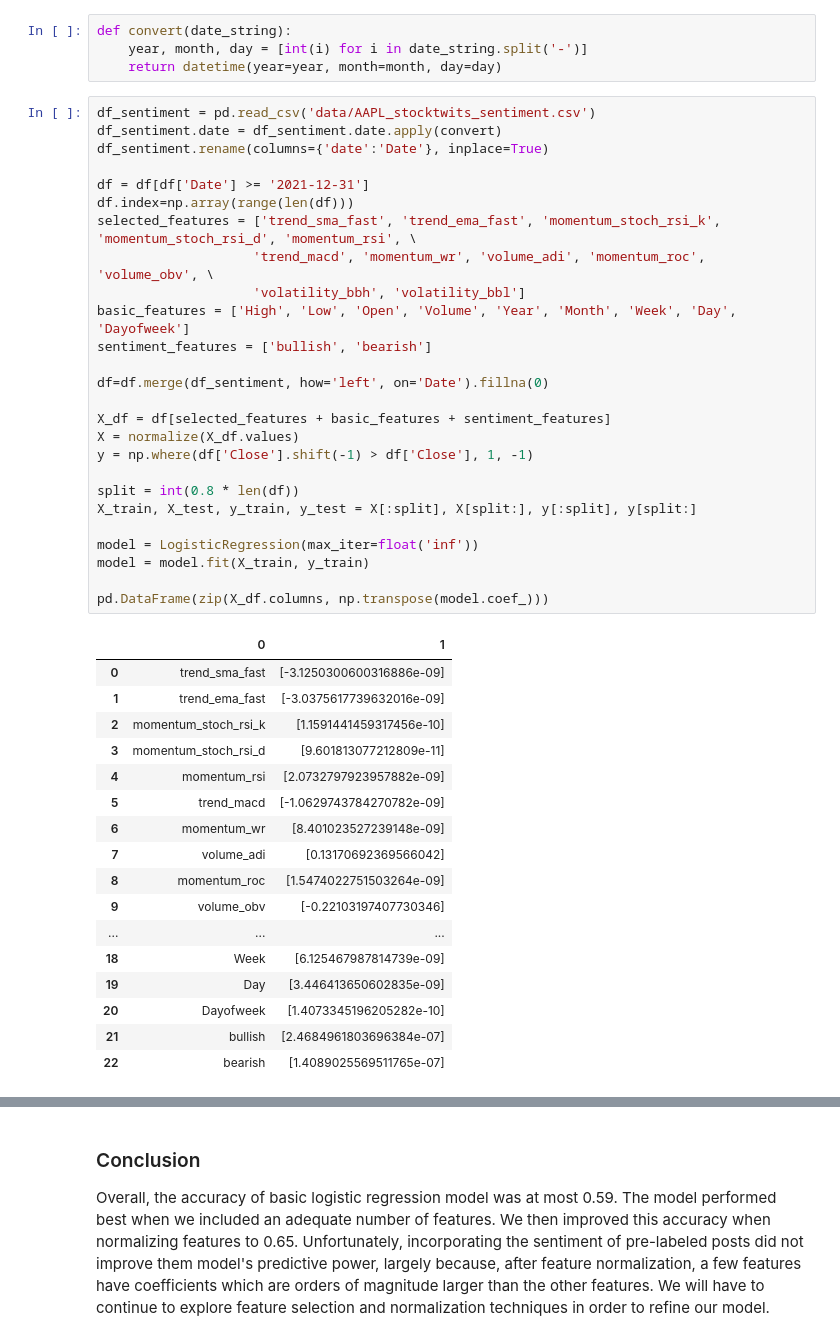
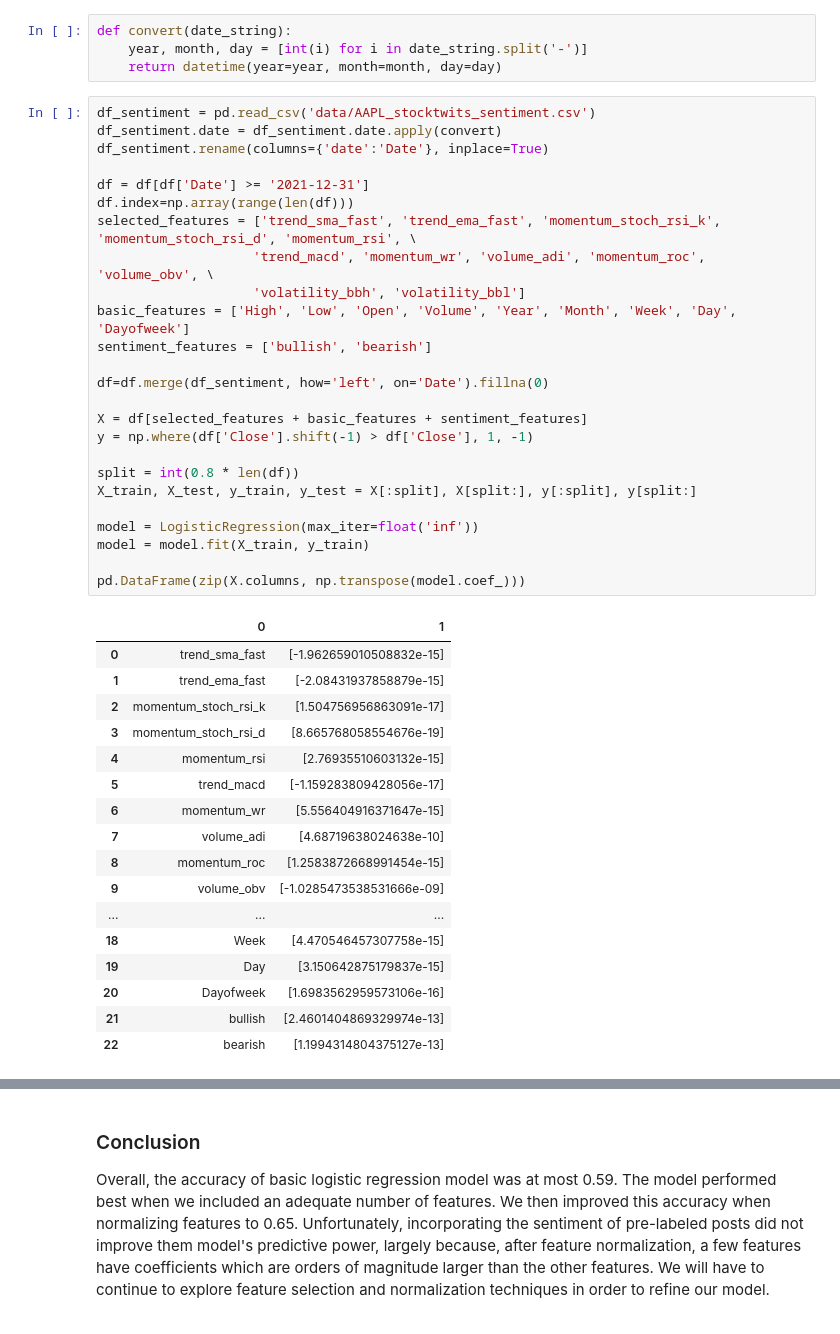
Before and after one commit to maggiechen615/Stock_Stalkers, a Jupyter notebook: Stockprice_Baseline_Models.ipynb, the cells around one changed output, grey strips where cells are left out. Drawn from its saved outputs; the diff is of its cells as text.

```diff
--- a/Stockprice_Baseline_Models.ipynb
+++ b/Stockprice_Baseline_Models.ipynb
@@ -435,47 +340,46 @@ def convert(date_string):
 # %%
 df_sentiment = pd.read_csv('data/AAPL_stocktwits_sentiment.csv')
 df_sentiment.date = df_sentiment.date.apply(convert)
 df_sentiment.rename(columns={'date':'Date'}, inplace=True)
 
 df = df[df['Date'] >= '2021-12-31']
 df.index=np.array(range(len(df)))
 selected_features = ['trend_sma_fast', 'trend_ema_fast', 'momentum_stoch_rsi_k', 'momentum_stoch_rsi_d', 'momentum_rsi', \
                     'trend_macd', 'momentum_wr', 'volume_adi', 'momentum_roc', 'volume_obv', \
                     'volatility_bbh', 'volatility_bbl']
 basic_features = ['High', 'Low', 'Open', 'Volume', 'Year', 'Month', 'Week', 'Day', 'Dayofweek']
 sentiment_features = ['bullish', 'bearish']
 
 df=df.merge(df_sentiment, how='left', on='Date').fillna(0)
 
-X_df = df[selected_features + basic_features + sentiment_features]
-X = normalize(X_df.values)
+X = df[selected_features + basic_features + sentiment_features]
 y = np.where(df['Close'].shift(-1) > df['Close'], 1, -1)
 
 split = int(0.8 * len(df))
 X_train, X_test, y_train, y_test = X[:split], X[split:], y[:split], y[split:]
 
 model = LogisticRegression(max_iter=float('inf'))
 model = model.fit(X_train, y_train)
 
-pd.DataFrame(zip(X_df.columns, np.transpose(model.coef_)))
+pd.DataFrame(zip(X.columns, np.transpose(model.coef_)))
 # %% [output]
 |  | 0 | 1 |
-| 0 | trend_sma_fast | [-3.1250300600316886e-09] |
-| 1 | trend_ema_fast | [-3.0375617739632016e-09] |
-| 2 | momentum_stoch_rsi_k | [1.1591441459317456e-10] |
-| 3 | momentum_stoch_rsi_d | [9.601813077212809e-11] |
-| 4 | momentum_rsi | [2.0732797923957882e-09] |
-| 5 | trend_macd | [-1.0629743784270782e-09] |
-| 6 | momentum_wr | [8.401023527239148e-09] |
-| 7 | volume_adi | [0.13170692369566042] |
-| 8 | momentum_roc | [1.5474022751503264e-09] |
-| 9 | volume_obv | [-0.22103197407730346] |
+| 0 | trend_sma_fast | [-1.962659010508832e-15] |
+| 1 | trend_ema_fast | [-2.08431937858879e-15] |
+| 2 | momentum_stoch_rsi_k | [1.504756956863091e-17] |
+| 3 | momentum_stoch_rsi_d | [8.665768058554676e-19] |
+| 4 | momentum_rsi | [2.76935510603132e-15] |
+| 5 | trend_macd | [-1.159283809428056e-17] |
+| 6 | momentum_wr | [5.556404916371647e-15] |
+| 7 | volume_adi | [4.68719638024638e-10] |
+| 8 | momentum_roc | [1.2583872668991454e-15] |
+| 9 | volume_obv | [-1.0285473538531666e-09] |
 | ... | ... | ... |
-| 18 | Week | [6.125467987814739e-09] |
-| 19 | Day | [3.446413650602835e-09] |
-| 20 | Dayofweek | [1.4073345196205282e-10] |
-| 21 | bullish | [2.4684961803696384e-07] |
-| 22 | bearish | [1.4089025569511765e-07] |
+| 18 | Week | [4.470546457307758e-15] |
+| 19 | Day | [3.150642875179837e-15] |
+| 20 | Dayofweek | [1.6983562959573106e-16] |
+| 21 | bullish | [2.4601404869329974e-13] |
+| 22 | bearish | [1.1994314804375127e-13] |
 # %%
 y_predict = model.predict(X_test)
 metrics.confusion_matrix(y_test, y_predict)
```
Also changed, not shown: parts of 12 cells of this notebook.
